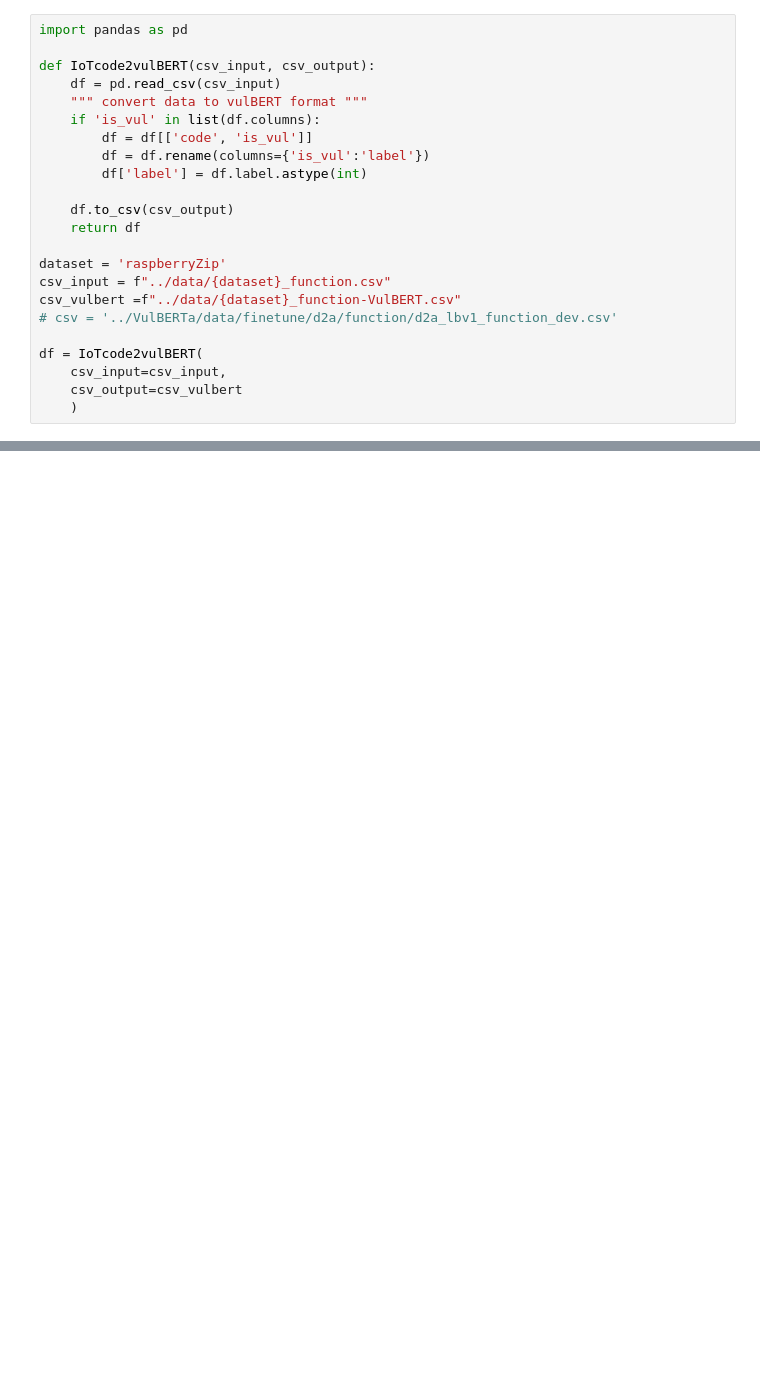
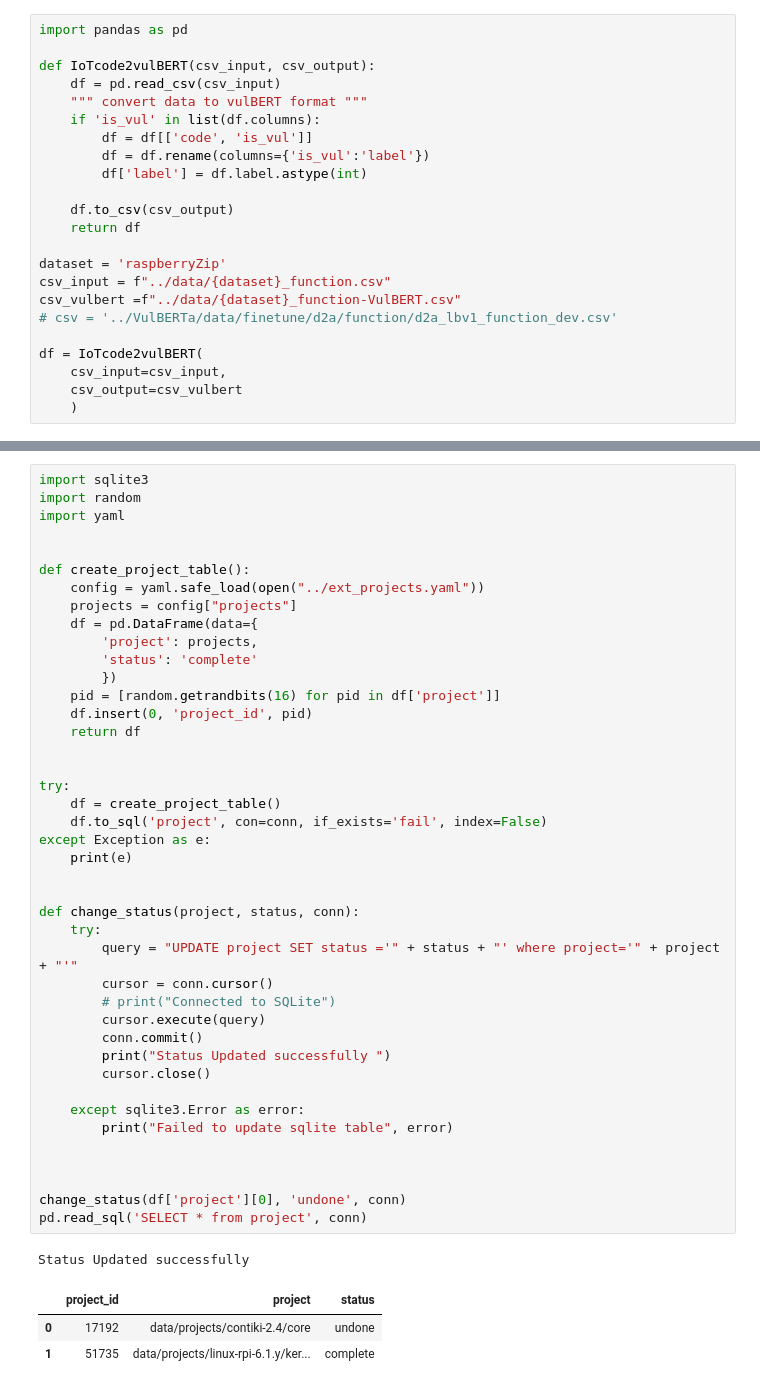
Before and after one commit to SmartSecLab/IoTvulCode, a Jupyter notebook: notebooks/preprocess_IoTcode.ipynb, the cells around one changed output, grey strips where cells are left out. Drawn from its saved outputs; the diff is of its cells as text; blank space fills up the shorter version.

```diff
--- a/notebooks/preprocess_IoTcode.ipynb
+++ b/notebooks/preprocess_IoTcode.ipynb
@@ -125,0 +133,47 @@ True
+# %%
+import sqlite3
+import random
+import yaml
+
+
+def create_project_table():
+    config = yaml.safe_load(open("../ext_projects.yaml"))
+    projects = config["projects"]
+    df = pd.DataFrame(data={
+        'project': projects,
+        'status': 'complete'
+        })
+    pid = [random.getrandbits(16) for pid in df['project']]
+    df.insert(0, 'project_id', pid)
+    return df
+
+
+try:
+    df = create_project_table()
+    df.to_sql('project', con=conn, if_exists='fail', index=False)
+except Exception as e:
+    print(e)
+
+
+def change_status(project, status, conn):
+    try:
+        query = "UPDATE project SET status ='" + status + "' where project='" + project + "'"
+        cursor = conn.cursor()
+        # print("Connected to SQLite")
+        cursor.execute(query)
+        conn.commit()
+        print("Status Updated successfully ")
+        cursor.close()
+
+    except sqlite3.Error as error:
+        print("Failed to update sqlite table", error)
+
+
+
+change_status(df['project'][0], 'undone', conn)
+pd.read_sql('SELECT * from project', conn)
+# %% [output]
+Status Updated successfully
+|  | project_id | project | status |
+| 0 | 17192 | data/projects/contiki-2.4/core | undone |
+| 1 | 51735 | data/projects/linux-rpi-6.1.y/ker... | complete |
```
Also changed, not shown: parts of 18 cells of this notebook, 5 other files.
